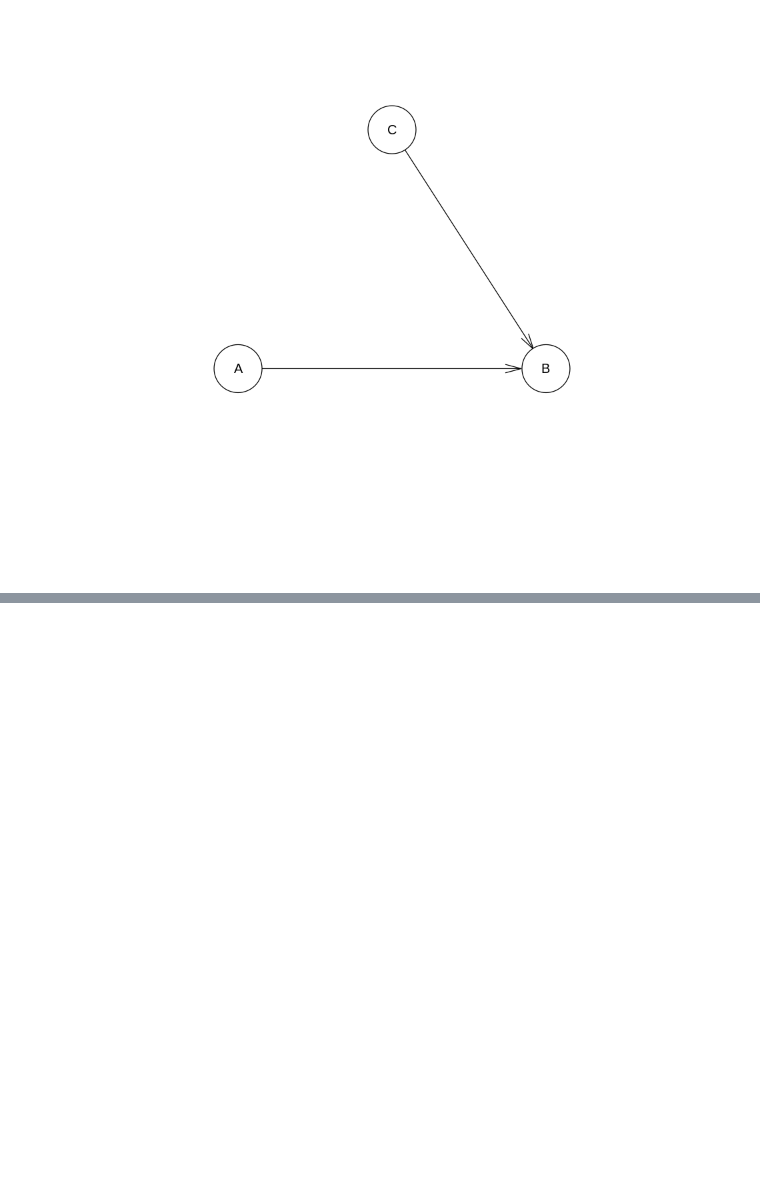
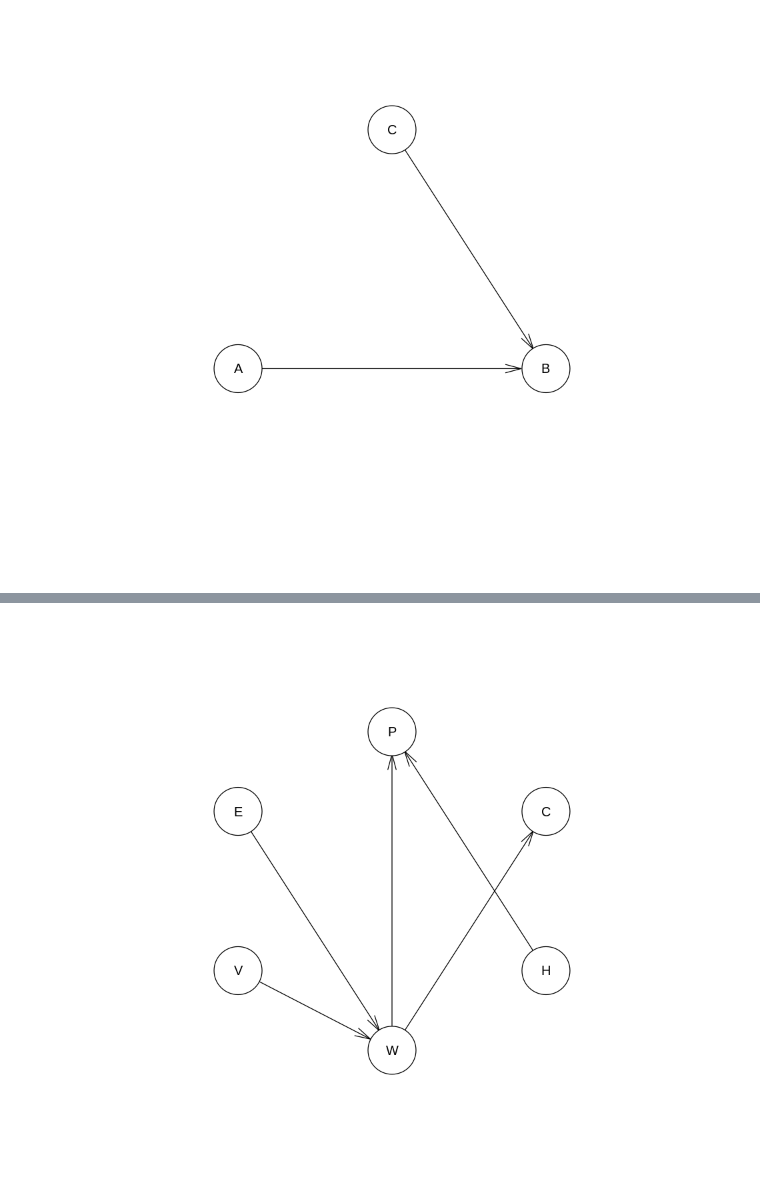
Before and after one commit to yerartdev/m1970-machine-learning-ii, a Jupyter notebook: lab/bn/gmg-bn-playground.ipynb, the cells around one changed output, grey strips where cells are left out. Cells and saved outputs as stored; diff of their text form; code cells hidden in the pictures; blank space fills up the shorter version.

Commit message:
BN Mi Lab: más sobre dsep (y path9 con ejemplos de clase

```diff
--- a/lab/bn/gmg-bn-playground.ipynb
+++ b/lab/bn/gmg-bn-playground.ipynb
@@ -781,0 +866,8 @@ dsep(bn_2, "A", "B", "C")
+# %%
+# Ejemplo S02_Bayesian_Networks (S13-S14)
+dag2 <- empty.graph(nodes=c("E","V","W","H","C","P"))
+dag2 <- set.arc(dag2,from="E",to="W")
+dag2 <- set.arc(dag2,from="V",to="W")
+dag2 <- set.arc(dag2,from="W",to="C")
+dag2 <- set.arc(dag2,from="W",to="P")
+dag2 <- set.arc(dag2,from="H",to="P")
@@ -781,0 +876,4 @@ dsep(bn_2, "A", "B", "C")
+# %%
+plot(dag2)
+# %% [output]
+[figure, added]
```
Also changed, not shown: parts of 73 cells of this notebook.
